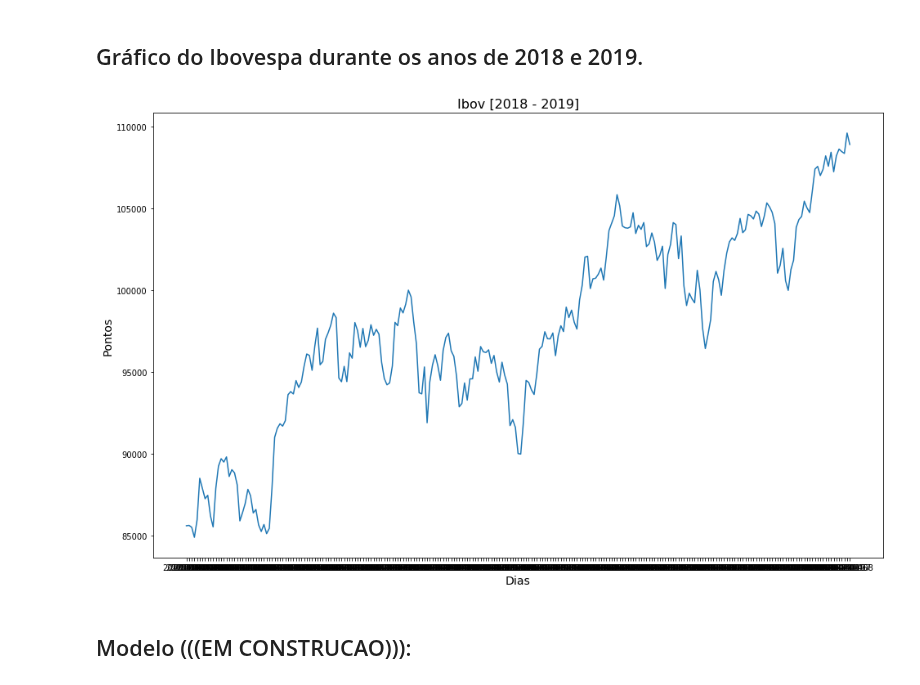
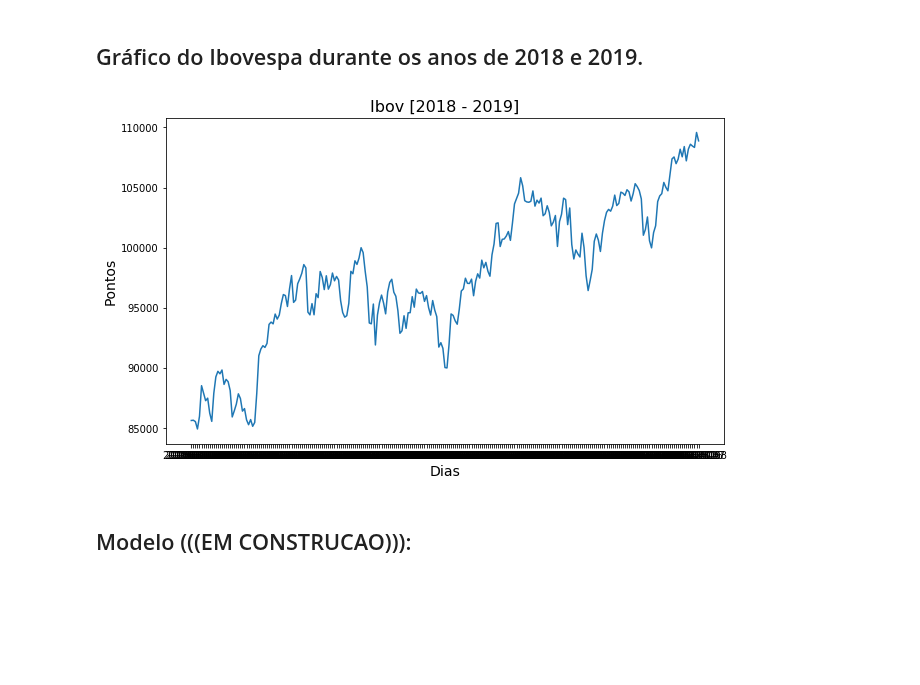
Before and after one commit to pbcarani/P3-Data-Science, a Jupyter notebook: P3_NOVO.ipynb, the cells around one changed output. Saved outputs shown, nothing was run; the diff lists cells and outputs as text; code cells hidden in the pictures; blank space fills up the shorter version.

```diff
--- a/P3_NOVO.ipynb
+++ b/P3_NOVO.ipynb
@@ -121,13 +121,13 @@ Pelo histograma, é possivel analisar que as maiorias dos dados se encontram ent
 # %% [markdown]
 ## Gráfico do Ibovespa durante os anos de 2018 e 2019.
 # %%
-plt.figure(1, figsize=(16,10))
+plt.figure(1, figsize=(10,6))
 plt.plot(date, pontos)
 plt.title('Ibov [2018 - 2019]', fontsize=16)
 plt.xlabel('Dias', fontsize=14)
 plt.ylabel('Pontos', fontsize=14)
 plt.show();
 # %% [output]
-[figure, old version]
+[figure, new version]
 # %% [markdown]
 ## Modelo (((EM CONSTRUCAO))):
```
Also changed, not shown: parts of 14 cells of this notebook.
